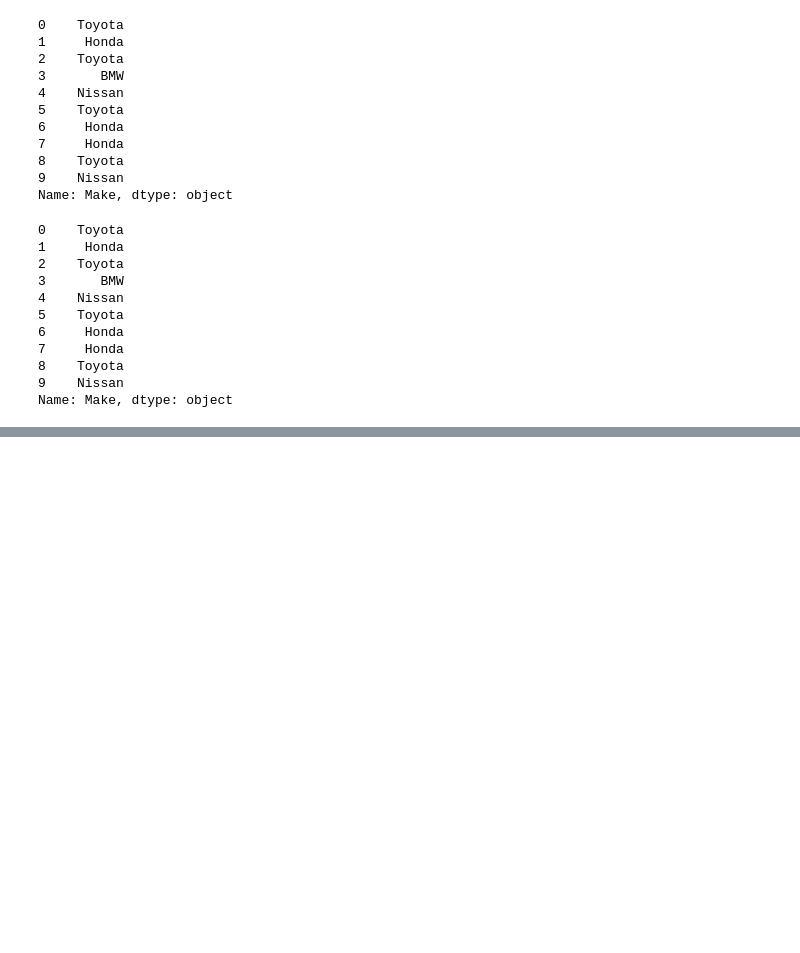
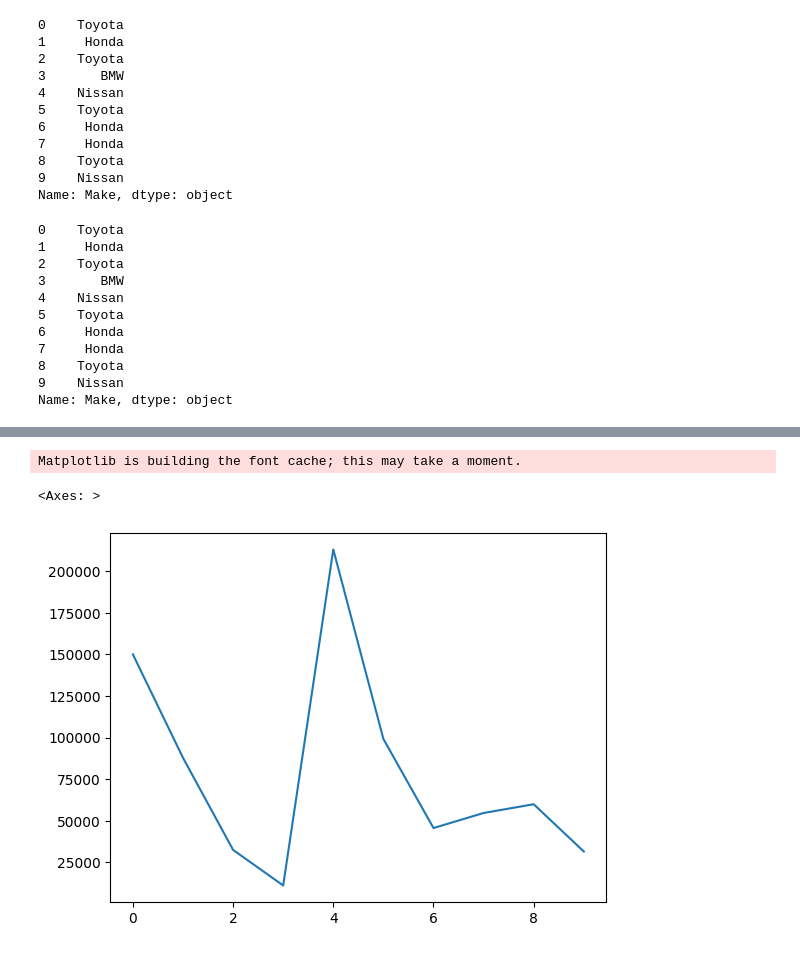
Before and after one commit to hessifer/DataScienceAIML, a Jupyter notebook: learning_pandas.ipynb, the cells around one changed output, grey strips where cells are left out. Drawn from its saved outputs; the diff is of its cells as text; code cells hidden in the pictures; blank space fills up the shorter version.

```diff
--- a/learning_pandas.ipynb
+++ b/learning_pandas.ipynb
@@ -292,0 +330,9 @@ Name: Make, dtype: object
+# %%
+import matplotlib as plt
+
+# plot odometer values
+car_sales["Odometer (KM)"].plot()
+# %% [output]
+Matplotlib is building the font cache; this may take a moment.
+<Axes: >
+[figure, added]
```
Also changed, not shown: parts of 40 cells of this notebook.
